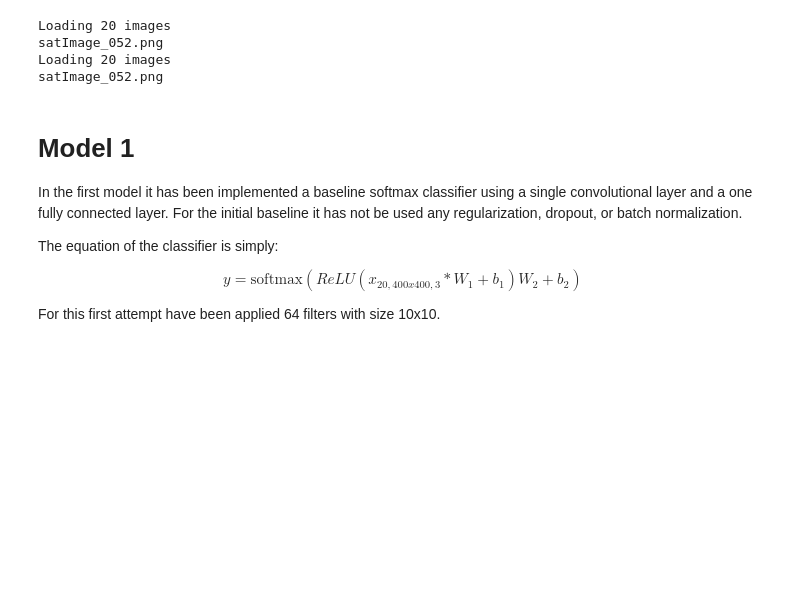
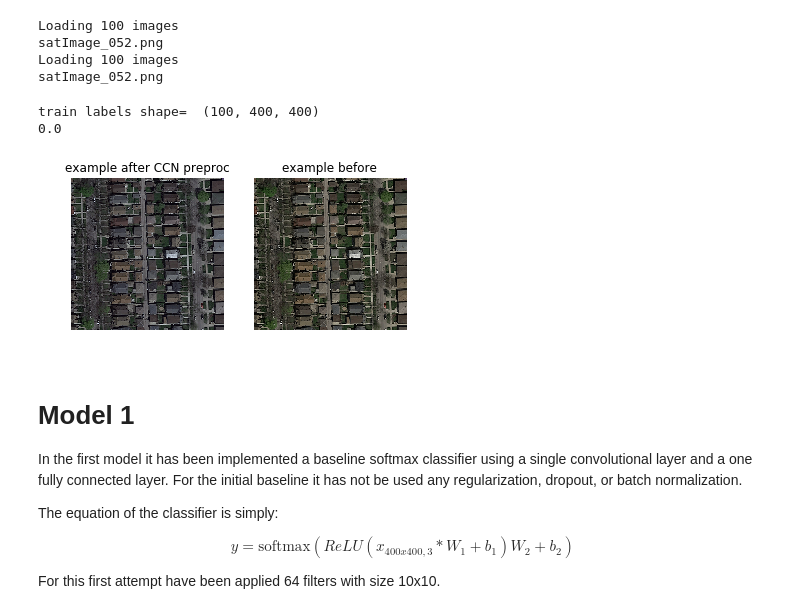
Before and after one commit to MLElec/ML_course, a Jupyter notebook: projects/project2/project_road_segmentation/first_try_CNN.ipynb, the cells around one changed output. Saved outputs shown, nothing was run; the diff lists cells and outputs as text; code cells hidden in the pictures; blank space fills up the shorter version.

Commit message:
first image CNN. Gets stuck somewhere ..

```diff
--- a/projects/project2/project_road_segmentation/first_try_CNN.ipynb
+++ b/projects/project2/project_road_segmentation/first_try_CNN.ipynb
@@ -10,13 +11,15 @@ import tensorflow as tf
 def load_image(infilename):
     data = mpimg.imread(infilename)
     return data
+
+n=100
 
 # Loaded a set of images
 root_dir = "../training/"
 
 image_dir = root_dir + "images/"
 files = os.listdir(image_dir)
-n = min(20, len(files)) # Load maximum 20 images
+n = min(100, len(files)) # Load maximum 100 images
 print("Loading " + str(n) + " images")
 imgs = [load_image(image_dir + files[i]) for i in range(n)]
 print(files[0])
@@ -25,31 +28,70 @@ gt_dir = root_dir + "groundtruth/"
 print("Loading " + str(n) + " images")
 gt_imgs = [load_image(gt_dir + files[i]) for i in range(n)]
 print(files[0])
-
-n = 10 # Only use 10 images for training
 # %% [output]
-Loading 20 images
+Loading 100 images
 satImage_052.png
-Loading 20 images
+Loading 100 images
 satImage_052.png
 # %%
 def weight_variable2(shape, nc10):
         initial2 = tf.random_normal(shape, stddev=tf.sqrt(2./tf.to_float(ncl0)) )
         return tf.Variable(initial2)
 
 def conv2d(x,W):
         return tf.nn.conv2d(x,W,strides=[1, 1, 1, 1], padding='SAME')
 
 def max_pool_2x2(x):
     return tf.nn.max_pool(x, ksize=[1, 2, 2, 1], strides=[1, 2, 2, 1], padding='SAME')
 
 def weight_variable(shape):
         initial = tf.truncated_normal(shape, stddev=1/np.sqrt(d/2) )
         return tf.Variable(initial)
 
 def bias_variable(shape):
     initial = tf.constant(0.01,shape=shape)
     return tf.Variable(initial)
+
+def preprocess_image_for_cnn(img):
+    img = img.copy()
+    d = img.shape[2]
+    output_img = np.zeros([img.shape[0]*img.shape[1],d])
+    for i in range(d):
+        img[:,:,i] -= np.mean(img[:,:,i])
+        img[:,:,i] /= np.linalg.norm(img[:,:,i])
+        output_img[:,i] = img[:,:,i].reshape(img.shape[0]*img.shape[1]);
+
+    return output_img
+
+train_data = np.zeros([100,160000,3])
+for i in range(n):
+    train_data[i,:,:] = preprocess_image_for_cnn(imgs[i])
+
+
+img1 = imgs[0]
+
+train_labels = np.array(gt_imgs)
+
+print('train labels shape= ', train_labels.shape)
+
+
+plt.rcParams['figure.figsize'] = (6.0, 6.0) # set default size of plots
+plt.subplot(121);
+img_preprocessed = preprocess_image_for_cnn(img1).reshape([400,400,3])
+img_preprocessed -= np.min(img_preprocessed);
+img_preprocessed /= np.max(img_preprocessed);
+plt.imshow(img_preprocessed);
+plt.title('example after CCN preproc');
+plt.axis('off')
+plt.subplot(122);
+plt.imshow(img1); print(np.min(img1))
+plt.title('example before');
+plt.axis('off');
+plt.show()
+# %% [output]
+train labels shape=  (100, 400, 400)
+0.0
+[figure, added]
 # %% [markdown]
 # Model 1
 In the first model it has been implemented a baseline softmax classifier using a single convolutional layer and a one fully connected layer. For the initial baseline
@@ -59,7 +101,7 @@ The equation of the classifier is simply:
 
 
 $$
-y=\textrm{softmax}(ReLU( x_{20,400x400,3} \ast W_1+b_1)W_2+b_2)
+y=\textrm{softmax}(ReLU( x_{400x400,3} \ast W_1+b_1)W_2+b_2)
 $$
 
 For this first attempt have been applied 64 filters with size 10x10.
```
Also changed, not shown: parts of 3 cells of this notebook, 2 other files.
